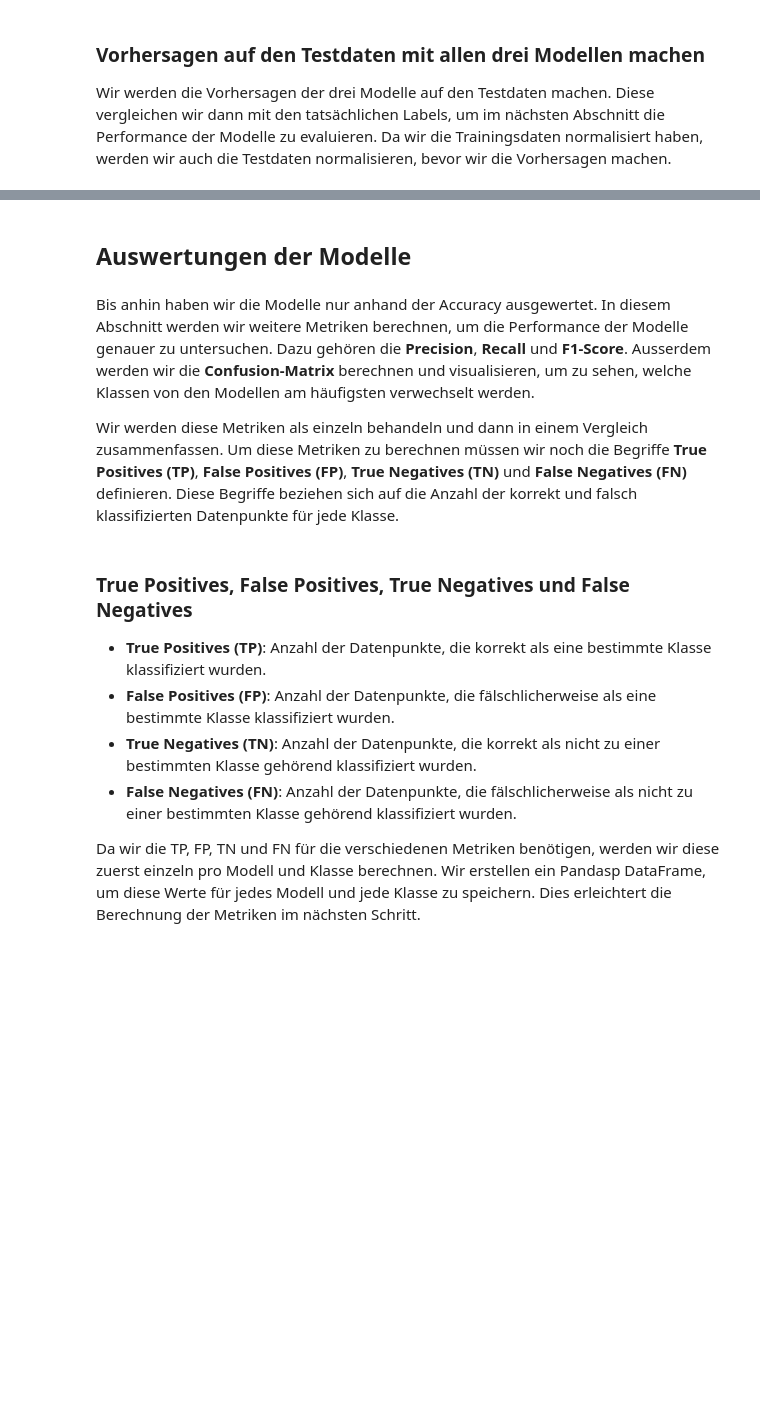
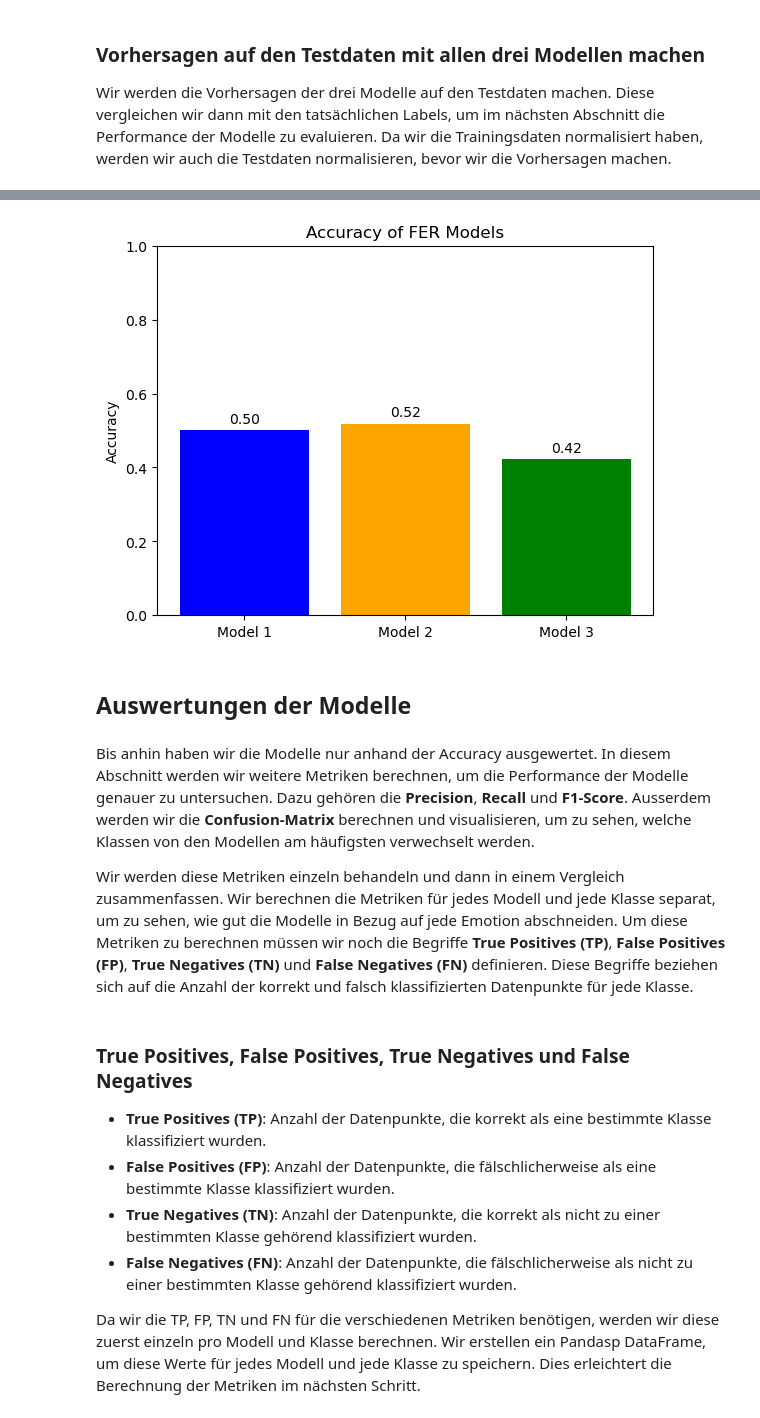
Before and after one commit to RouLee/praktikum_II_EF, a Jupyter notebook: 09_evaluation_FER_models_ML.ipynb, the cells around one changed output, grey strips where cells are left out. Drawn from its saved outputs; the diff is of its cells as text; code cells hidden in the pictures; blank space fills up the shorter version.

```diff
--- a/09_evaluation_FER_models_ML.ipynb
+++ b/09_evaluation_FER_models_ML.ipynb
@@ -143,10 +158,34 @@ model_3_predictions = model_3(test_images_tensors)
+# %%
+model_1_accuracy = (model_1_predictions.argmax(dim=1) == test_labels).float().mean().item()
+model_2_accuracy = (model_2_predictions.argmax(dim=1) == test_labels).float().mean().item()
+model_3_accuracy = (model_3_predictions.argmax(dim=1) == test_labels).float().mean().item()
+model_metrics_list = [
+    {"Model": "Model 1", "Accuracy": model_1_accuracy},
+    {"Model": "Model 2", "Accuracy": model_2_accuracy},
+    {"Model": "Model 3", "Accuracy": model_3_accuracy},
+]
+
+plt.Figure(figsize=(8, 4))
+model_names = [metrics["Model"] for metrics in model_metrics_list]
+accuracies = [metrics["Accuracy"] for metrics in model_metrics_list]
+#add the accuracy values on top of the bars
+for i, accuracy in enumerate(accuracies):
+    plt.text(i, accuracy + 0.01, f"{accuracy:.2f}", ha='center', va='bottom')
+plt.bar(model_names, accuracies, color=['blue', 'orange', 'green'])
+plt.ylim(0, 1)
+plt.ylabel("Accuracy")
+plt.title("Accuracy of FER Models")
+plt.show()
+# %% [output]
+[figure, added]
 # %% [markdown]
 ## Auswertungen der Modelle
 # %% [markdown]
 Bis anhin haben wir die Modelle nur anhand der Accuracy ausgewertet.
 In diesem Abschnitt werden wir weitere Metriken berechnen, um die Performance der Modelle genauer zu untersuchen. Dazu gehören die **Precision**, **Recall** und **F1-Score**. Ausserdem werden wir die **Confusion-Matrix** berechnen und visualisieren, um zu sehen, welche Klassen von den Modellen am häufigsten verwechselt werden.
 
-Wir werden diese Metriken als einzeln behandeln und dann in einem Vergleich zusammenfassen. Um diese Metriken zu berechnen müssen wir noch die Begriffe **True Positives (TP)**, **False Positives (FP)**, **True Negatives (TN)** und **False Negatives (FN)** definieren. Diese Begriffe beziehen sich auf die Anzahl der korrekt und falsch klassifizierten Datenpunkte für jede Klasse.
+Wir werden diese Metriken einzeln behandeln und dann in einem Vergleich zusammenfassen. Wir berechnen die Metriken für jedes Modell und jede Klasse separat, um zu sehen, wie gut die Modelle in Bezug auf jede Emotion abschneiden.
+Um diese Metriken zu berechnen müssen wir noch die Begriffe **True Positives (TP)**, **False Positives (FP)**, **True Negatives (TN)** und **False Negatives (FN)** definieren. Diese Begriffe beziehen sich auf die Anzahl der korrekt und falsch klassifizierten Datenpunkte für jede Klasse.
 # %% [markdown]
 ### True Positives, False Positives, True Negatives und False Negatives
 
```
Also changed, not shown: parts of 18 cells of this notebook.
